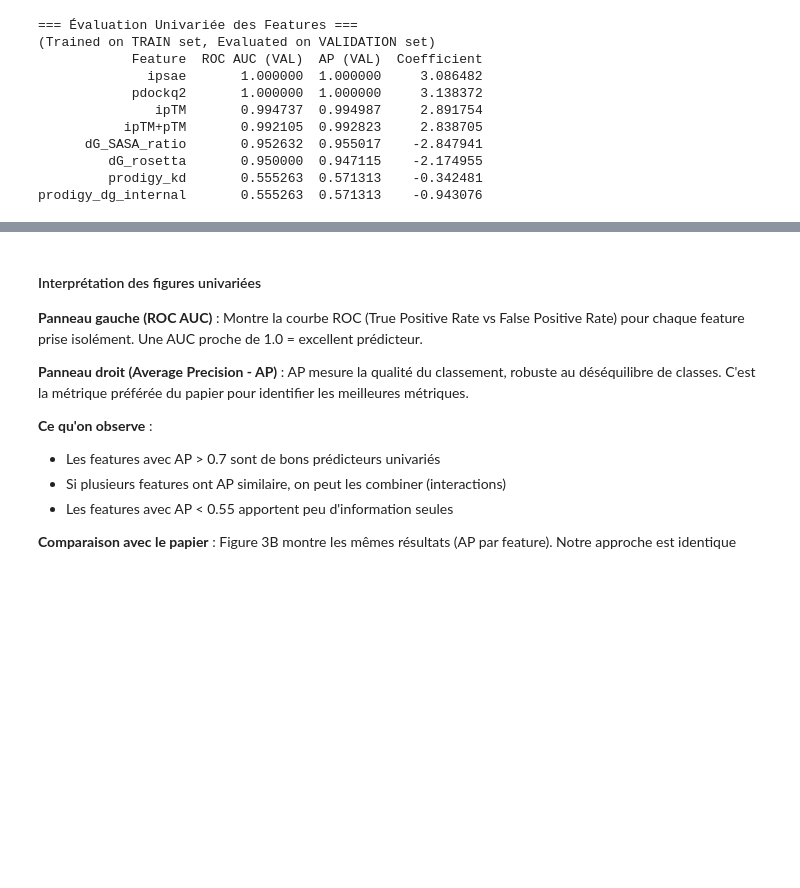
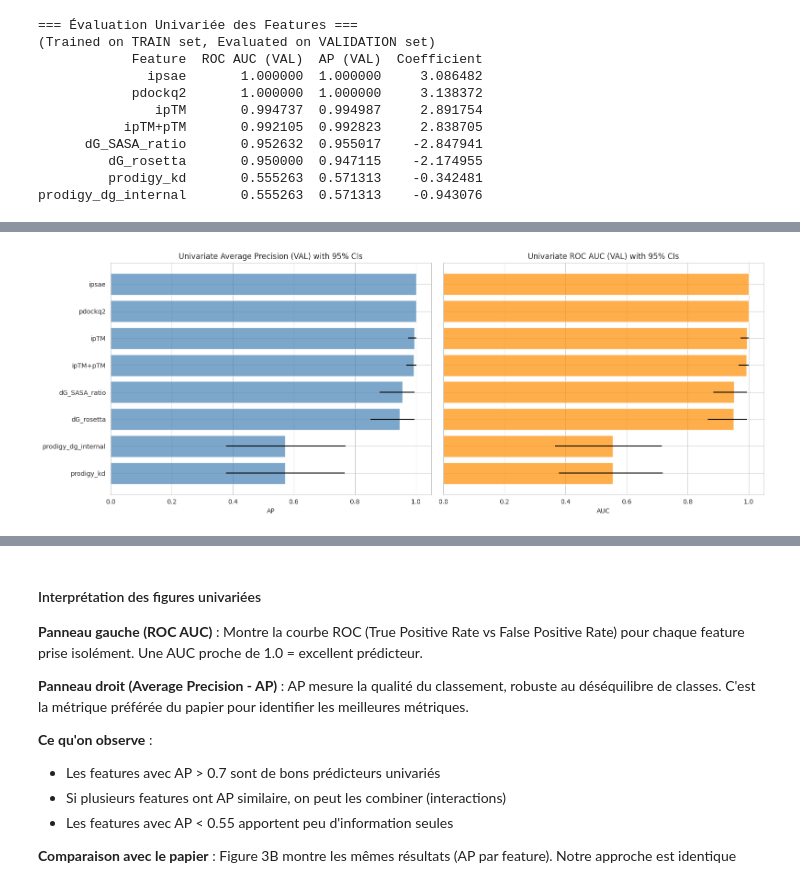
Before and after one commit to KessenP/explorae, a Jupyter notebook: notebooks/binder_selection_pipeline.ipynb, the cells around one changed output, grey strips where cells are left out. Drawn from its saved outputs; the diff is of its cells as text; code cells hidden in the pictures; blank space fills up the shorter version.

```diff
--- a/notebooks/binder_selection_pipeline.ipynb
+++ b/notebooks/binder_selection_pipeline.ipynb
@@ -756,0 +868,26 @@ Top feature (on VALIDATION): ipsae (AP=1.0000)
+# %%
+fig, axes = plt.subplots(1, 2, figsize=(16, 6), sharey=True)
+
+# Tri
+df_uni_sorted = df_uni.sort_values("AP_VAL", ascending=True)
+
+# AP
+axes[0].barh(df_uni_sorted["Feature"], df_uni_sorted["AP_VAL"],
+             xerr=[df_uni_sorted["AP_VAL"] - df_uni_sorted["AP_VAL_CI_low"],
+                   df_uni_sorted["AP_VAL_CI_high"] - df_uni_sorted["AP_VAL"]],
+             color="steelblue", alpha=0.7)
+axes[0].set_title("Univariate Average Precision (VAL) with 95% CIs")
+axes[0].set_xlabel("AP")
+
+# AUC
+axes[1].barh(df_uni_sorted["Feature"], df_uni_sorted["AUC_VAL"],
+             xerr=[df_uni_sorted["AUC_VAL"] - df_uni_sorted["AUC_VAL_CI_low"],
+                   df_uni_sorted["AUC_VAL_CI_high"] - df_uni_sorted["AUC_VAL"]],
+             color="darkorange", alpha=0.7)
+axes[1].set_title("Univariate ROC AUC (VAL) with 95% CIs")
+axes[1].set_xlabel("AUC")
+
+plt.tight_layout()
+plt.show()
+# %% [output]
+[figure, added]
```
Also changed, not shown: parts of 21 cells of this notebook.
